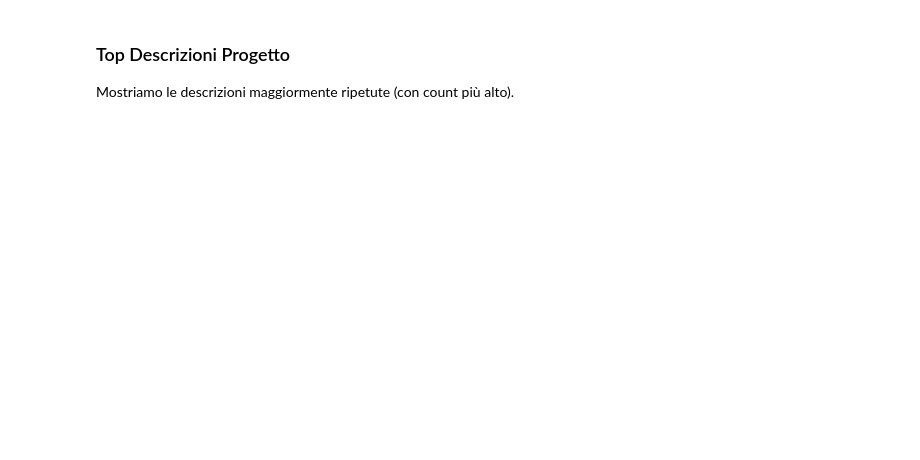
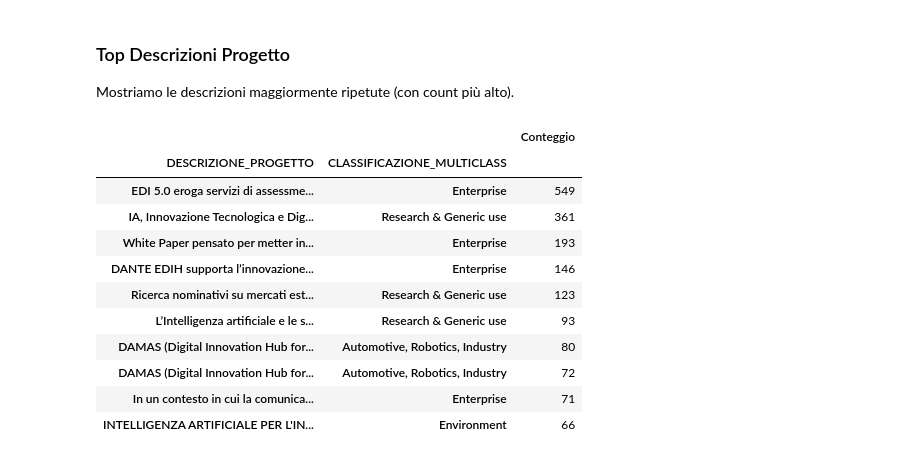
Before and after one commit to Vinello28/open-data-analytics, a Jupyter notebook: notebooks/03_analisi_qualitativa.ipynb, the cells around one changed output. Cells and saved outputs as stored; diff of their text form; code cells hidden in the pictures; blank space fills up the shorter version.

```diff
--- a/notebooks/03_analisi_qualitativa.ipynb
+++ b/notebooks/03_analisi_qualitativa.ipynb
@@ -530,5 +591,18 @@ print("Verifica colonne: OK")
 
 Mostriamo le descrizioni maggiormente ripetute (con count più alto).
 # %%
-top_descrizioni = df_ai['DESCRIZIONE_PROGETTO'].value_counts().head(10)
+top_descrizioni = df_ai[['DESCRIZIONE_PROGETTO', 'CLASSIFICAZIONE_MULTICLASS']].value_counts().head(10)
 display(top_descrizioni.to_frame('Conteggio'))
+# %% [output]
+|  |  | Conteggio |
+| DESCRIZIONE_PROGETTO | CLASSIFICAZIONE_MULTICLASS |  |
+| EDI 5.0 eroga servizi di assessme... | Enterprise | 549 |
+| IA, Innovazione Tecnologica e Dig... | Research & Generic use | 361 |
+| White Paper pensato per metter in... | Enterprise | 193 |
+| DANTE EDIH supporta l’innovazione... | Enterprise | 146 |
+| Ricerca nominativi su mercati est... | Research & Generic use | 123 |
+| L’Intelligenza artificiale e le s... | Research & Generic use | 93 |
+| DAMAS (Digital Innovation Hub for... | Automotive, Robotics, Industry | 80 |
+| DAMAS (Digital Innovation Hub for... | Automotive, Robotics, Industry | 72 |
+| In un contesto in cui la comunica... | Enterprise | 71 |
+| INTELLIGENZA ARTIFICIALE PER L'IN... | Environment | 66 |
```
Also changed, not shown: parts of 15 cells of this notebook, 2 other files.
